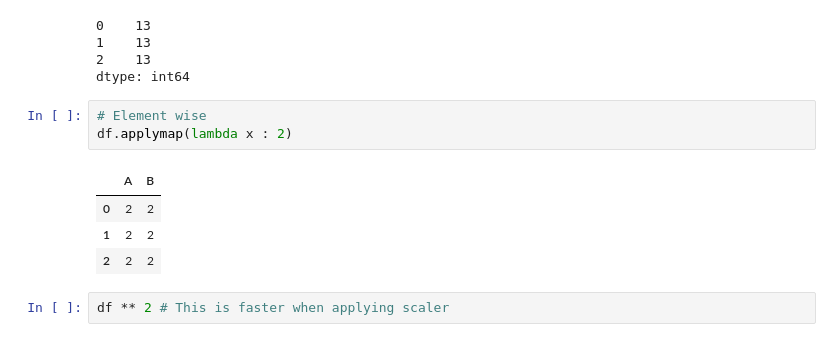
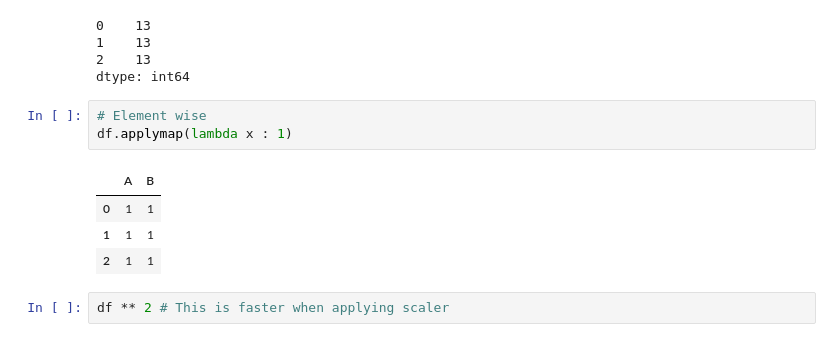
Before and after one commit to yekabe/DataModelingStepsML, a Jupyter notebook: titanic_prediction_and_cox_box.ipynb, the cells around one changed output. Cells and saved outputs as stored; diff of their text form.

```diff
--- a/titanic_prediction_and_cox_box.ipynb
+++ b/titanic_prediction_and_cox_box.ipynb
@@ -194,12 +238,12 @@ df.apply(lambda x: sum(x), axis=1)
 dtype: int64
 # %%
 # Element wise
-df.applymap(lambda x : 2)
+df.applymap(lambda x : 1)
 # %% [output]
 |  | A | B |
-| 0 | 2 | 2 |
-| 1 | 2 | 2 |
-| 2 | 2 | 2 |
+| 0 | 1 | 1 |
+| 1 | 1 | 1 |
+| 2 | 1 | 1 |
 # %%
 df ** 2 # This is faster when applying scaler
 # %% [output]
```
Also changed, not shown: parts of 13 cells of this notebook.
